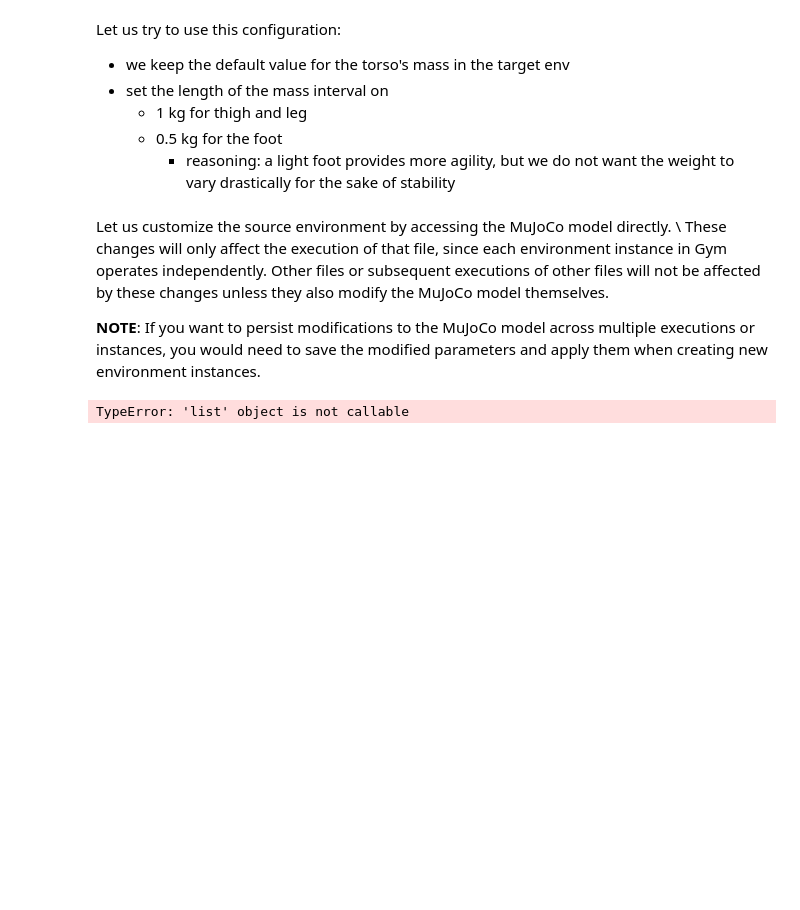
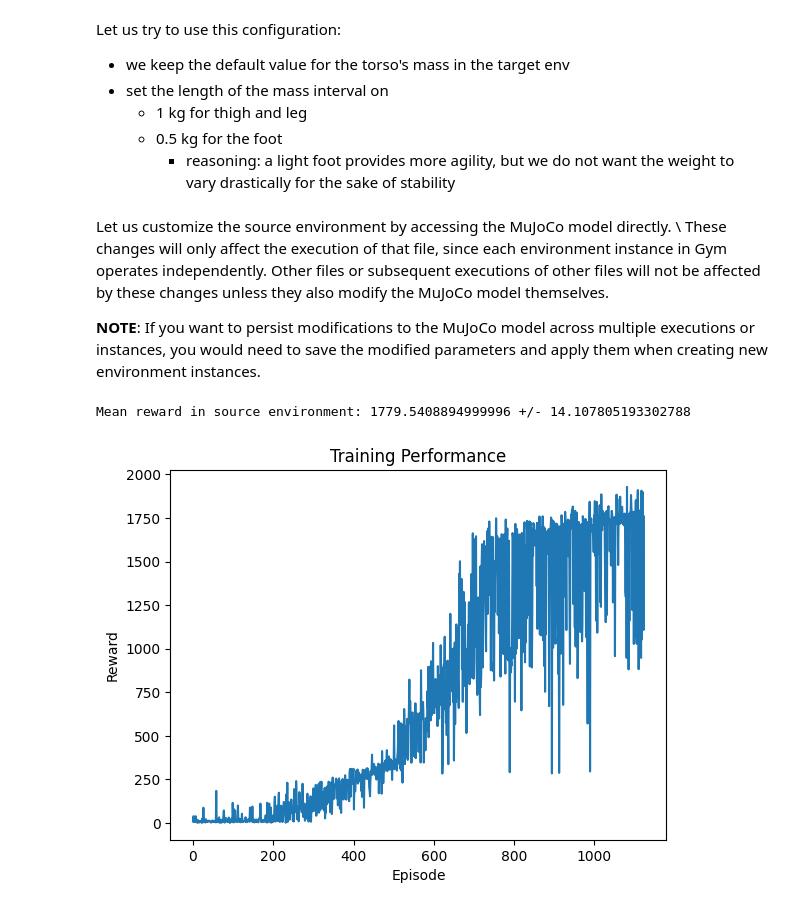
Before and after one commit to 010111-xy/mldl24_project, a Jupyter notebook: task6_UDR.ipynb, the cells around one changed output. Drawn from its saved outputs; the diff is of its cells as text; code cells hidden in the pictures; blank space fills up the shorter version.

Commit message:
masses randomized every episode + added plots

```diff
--- a/task6_UDR.ipynb
+++ b/task6_UDR.ipynb
@@ -94,9 +99,28 @@ class CustomHopperEnvWrapper(gym.Wrapper):
 def make_env(env_id, rank, seed=0):
     def _init():
         env = gym.make(env_id)
+        env = Monitor(env)  # Add the Monitor wrapper to log episode rewards
         env.seed(seed + rank)
         return CustomHopperEnvWrapper(env)
     return _init
+
+# Custom callback to log rewards at the end of each episode during training. It saves the rewards to a NumPy file at the end of training.
+#It allows us to track and later visualize how the agent's performance improves over time.
+class RewardCallback(BaseCallback):
+    def __init__(self, verbose=0):
+        super(RewardCallback, self).__init__(verbose)
+        self.episode_rewards = []
+
+    def _on_step(self) -> bool:
+        if self.locals['dones'][0]:
+            # Ensure the 'episode' key is in the info dictionary
+            if 'episode' in self.locals['infos'][0]:
+                self.episode_rewards.append(self.locals['infos'][0]['episode']['r'])
+        return True
+
+    def _on_training_end(self) -> None:
+        np.save("episode_rewards.npy", self.episode_rewards)
+
 
 # Create a list of env_fns, each being a callable that returns a new environment instance
 n_envs = 4
@@ -105,20 +129,32 @@ seed = 0
 env_fns = [make_env(env_id, i, seed) for i in range(n_envs)]
 
 # Create the vectorized environment using make_vec_env
-source_vec_env = make_vec_env(env_fns, monitor_dir="./logs/")
+source_vec_env = DummyVecEnv(env_fns)
 
 
 # Create the PPO model
 model = PPO("MlpPolicy", source_vec_env, verbose=0)
 
-# Train the model
-model.learn(total_timesteps=1000000)
+# Train the model with the reward callback
+reward_callback = RewardCallback()
+model.learn(total_timesteps=1000000, callback=reward_callback)
+
 
 # Evaluate the policy in the source environment
 mean_reward, std_reward = evaluate_policy(model, source_vec_env, n_eval_episodes=10)
 print(f"Mean reward in source environment: {mean_reward} +/- {std_reward}")
 # %% [output]
-TypeError: 'list' object is not callable
+Mean reward in source environment: 1779.5408894999996 +/- 14.107805193302788
+# %%
+# Load and plot the rewards
+episode_rewards = np.load("episode_rewards.npy")
+plt.plot(episode_rewards)
+plt.xlabel('Episode')
+plt.ylabel('Reward')
+plt.title('Training Performance')
+plt.show()
+# %% [output]
+[figure, added]
 # %%
 #save the trained model
 model.save("task6_trained_model.zip")
```
Also changed, not shown: parts of 3 cells of this notebook, 2 other files.
